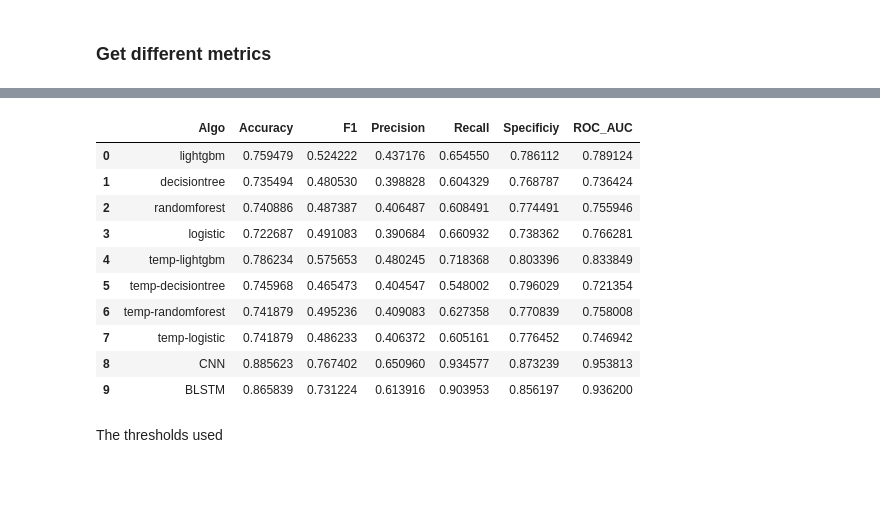
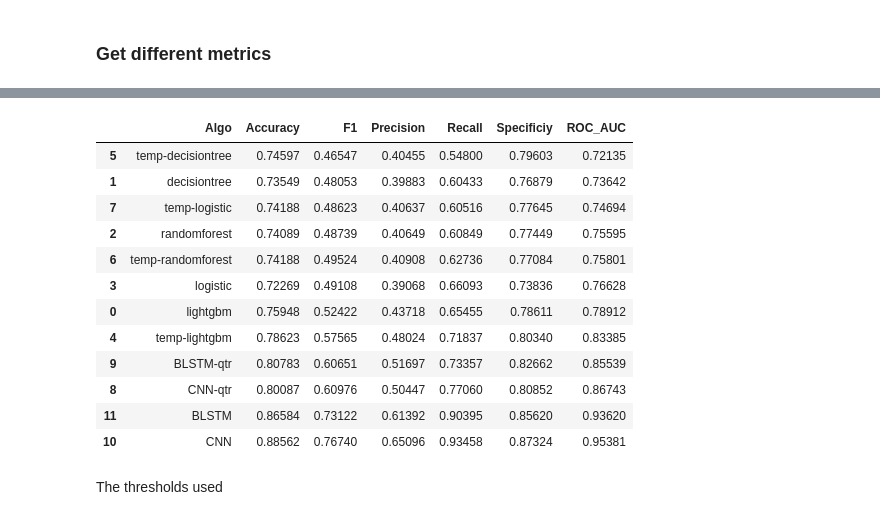
Before and after one commit to SuryaThiru/CKD-public, a Jupyter notebook: results.ipynb, the cells around one changed output, grey strips where cells are left out. Cells and saved outputs as stored; diff of their text form; code cells hidden in the pictures; blank space fills up the shorter version.

```diff
--- a/results.ipynb
+++ b/results.ipynb
@@ -679,6 +762,9 @@ preds_12 = load(prediction_dir + 'predictions_12m.joblib')
 st_preds_6 = load(prediction_dir + 'st_predictions_6m.joblib')
 st_preds_12 = load(prediction_dir + 'st_predictions_12m.joblib')
 
+deep_st_preds_6 = load(prediction_dir + 'st_deep_predictions_6m.joblib')
+deep_st_preds_12 = load(prediction_dir + 'st_deep_predictions_12m.joblib')
+
 deep_preds_6 = load(prediction_dir + 'deep_predictions_6m.joblib')
 deep_preds_12 = load(prediction_dir + 'deep_predictions_12m.joblib')
 # %% [markdown]
@@ -775,6 +875,25 @@ for algo, preds in preds_6.items():
 # semi-temporal models
 y_truth = st_preds_6['y']
 for algo, preds in st_preds_6.items():
+    if algo == 'y':
+        continue
+
+    y_pred = preds['pred']
+    y_pred_proba = preds['pred_proba']
+
+    acc = accuracy_score(y_truth, y_pred)
+    f1 = f1_score(y_truth, y_pred)
+    prec = precision_score(y_truth, y_pred)
+    rec = recall_score(y_truth, y_pred)
+    spec = specificity(y_truth, y_pred)
+    roc = roc_auc_score(y_truth, y_pred_proba)
+
+    row = [algo, acc, f1, prec, rec, spec, roc]
+    metrics_6_list.append(row)
+
+# deep st model
+y_truth = deep_st_preds_6['y']
+for algo, preds in deep_st_preds_6.items():
     if algo == 'y':
         continue
 
@@ -849,6 +968,25 @@ for algo, preds in st_preds_12.items():
     row = [algo, acc, f1, prec, rec, spec, roc]
     metrics_12_list.append(row)
 
+# deep st model
+y_truth = deep_st_preds_12['y']
+for algo, preds in deep_st_preds_12.items():
+    if algo == 'y':
+        continue
+
+    y_pred = preds['pred']
+    y_pred_proba = preds['pred_proba']
+
+    acc = accuracy_score(y_truth, y_pred)
+    f1 = f1_score(y_truth, y_pred)
+    prec = precision_score(y_truth, y_pred)
+    rec = recall_score(y_truth, y_pred)
+    spec = specificity(y_truth, y_pred)
+    roc = roc_auc_score(y_truth, y_pred_proba)
+
+    row = [algo, acc, f1, prec, rec, spec, roc]
+    metrics_12_list.append(row)
+
 # dl model
 y_truth = deep_preds_12['y']
 for algo, preds in deep_preds_12.items():
@@ -888,17 +1028,19 @@ metrics_6
 # %%
-metrics_12
+metrics_12.sort_values('ROC_AUC')
 # %% [output]
 |  | Algo | Accuracy | F1 | Precision | Recall | Specificiy | ROC_AUC |
-| 0 | lightgbm | 0.759479 | 0.524222 | 0.437176 | 0.654550 | 0.786112 | 0.789124 |
-| 1 | decisiontree | 0.735494 | 0.480530 | 0.398828 | 0.604329 | 0.768787 | 0.736424 |
-| 2 | randomforest | 0.740886 | 0.487387 | 0.406487 | 0.608491 | 0.774491 | 0.755946 |
-| 3 | logistic | 0.722687 | 0.491083 | 0.390684 | 0.660932 | 0.738362 | 0.766281 |
-| 4 | temp-lightgbm | 0.786234 | 0.575653 | 0.480245 | 0.718368 | 0.803396 | 0.833849 |
-| 5 | temp-decisiontree | 0.745968 | 0.465473 | 0.404547 | 0.548002 | 0.796029 | 0.721354 |
-| 6 | temp-randomforest | 0.741879 | 0.495236 | 0.409083 | 0.627358 | 0.770839 | 0.758008 |
-| 7 | temp-logistic | 0.741879 | 0.486233 | 0.406372 | 0.605161 | 0.776452 | 0.746942 |
-| 8 | CNN | 0.885623 | 0.767402 | 0.650960 | 0.934577 | 0.873239 | 0.953813 |
-| 9 | BLSTM | 0.865839 | 0.731224 | 0.613916 | 0.903953 | 0.856197 | 0.936200 |
+| 5 | temp-decisiontree | 0.74597 | 0.46547 | 0.40455 | 0.54800 | 0.79603 | 0.72135 |
+| 1 | decisiontree | 0.73549 | 0.48053 | 0.39883 | 0.60433 | 0.76879 | 0.73642 |
+| 7 | temp-logistic | 0.74188 | 0.48623 | 0.40637 | 0.60516 | 0.77645 | 0.74694 |
+| 2 | randomforest | 0.74089 | 0.48739 | 0.40649 | 0.60849 | 0.77449 | 0.75595 |
+| 6 | temp-randomforest | 0.74188 | 0.49524 | 0.40908 | 0.62736 | 0.77084 | 0.75801 |
+| 3 | logistic | 0.72269 | 0.49108 | 0.39068 | 0.66093 | 0.73836 | 0.76628 |
+| 0 | lightgbm | 0.75948 | 0.52422 | 0.43718 | 0.65455 | 0.78611 | 0.78912 |
+| 4 | temp-lightgbm | 0.78623 | 0.57565 | 0.48024 | 0.71837 | 0.80340 | 0.83385 |
+| 9 | BLSTM-qtr | 0.80783 | 0.60651 | 0.51697 | 0.73357 | 0.82662 | 0.85539 |
+| 8 | CNN-qtr | 0.80087 | 0.60976 | 0.50447 | 0.77060 | 0.80852 | 0.86743 |
+| 11 | BLSTM | 0.86584 | 0.73122 | 0.61392 | 0.90395 | 0.85620 | 0.93620 |
+| 10 | CNN | 0.88562 | 0.76740 | 0.65096 | 0.93458 | 0.87324 | 0.95381 |
 # %% [markdown]
 The thresholds used
 # %%
```
Also changed, not shown: parts of 40 cells of this notebook, 3 other files.
